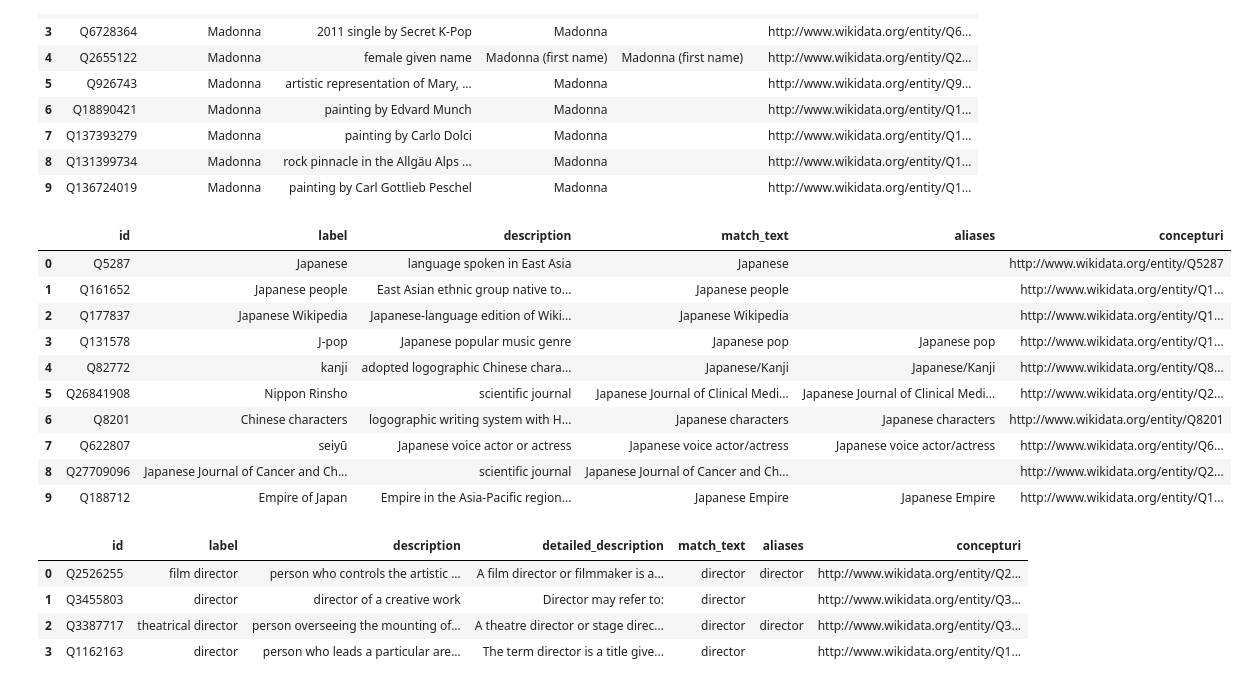
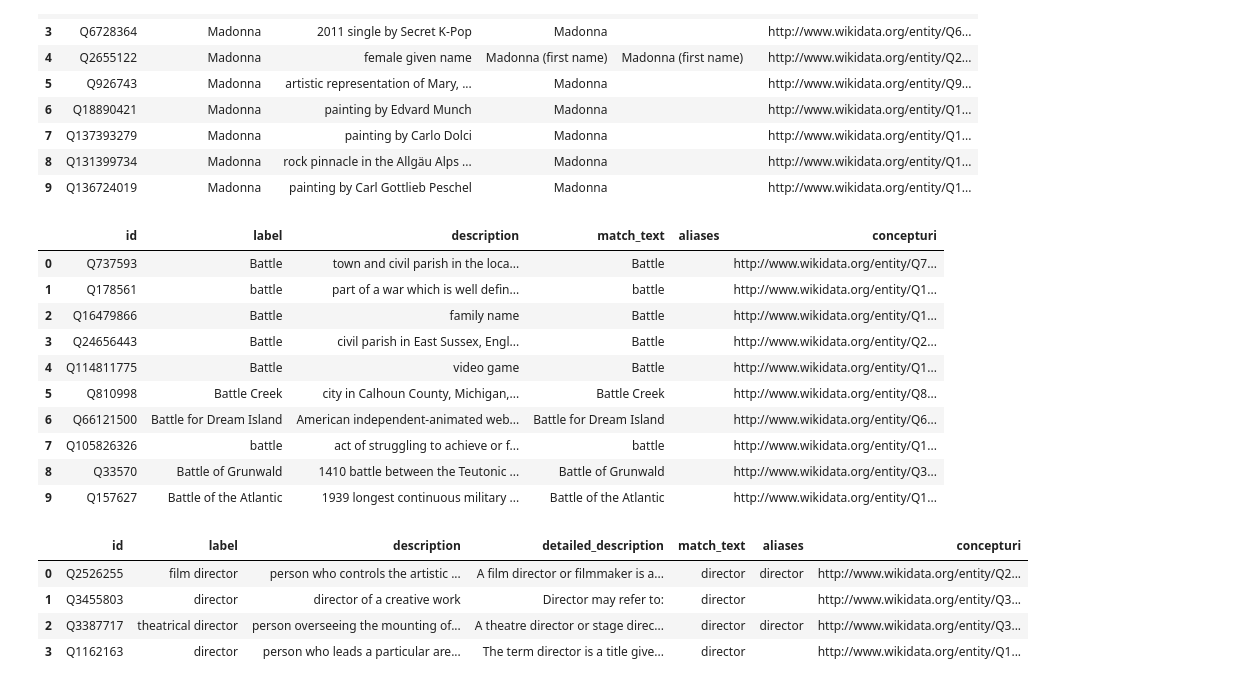
Before and after one commit to YxRicardo/LiteSemRAG, a Jupyter notebook: jupyter_notebooks/explore_wikidata.ipynb, the cells around one changed output. Cells and saved outputs as stored; diff of their text form; code cells hidden in the pictures.

```diff
--- a/jupyter_notebooks/explore_wikidata.ipynb
+++ b/jupyter_notebooks/explore_wikidata.ipynb
@@ -598,20 +598,20 @@ display(df_apple)
 | 9 | Q136724019 | Madonna | painting by Carl Gottlieb Peschel | Madonna |  | http://www.wikidata.org/entity/Q1... |
 # %%
 # Demo 2: United States
-df_us = search_wikidata("japanese", limit=10)
+df_us = search_wikidata("battle", limit=10)
 display(df_us)
 # %% [output]
 |  | id | label | description | match_text | aliases | concepturi |
-| 0 | Q5287 | Japanese | language spoken in East Asia | Japanese |  | http://www.wikidata.org/entity/Q5287 |
-| 1 | Q161652 | Japanese people | East Asian ethnic group native to... | Japanese people |  | http://www.wikidata.org/entity/Q1... |
-| 2 | Q177837 | Japanese Wikipedia | Japanese-language edition of Wiki... | Japanese Wikipedia |  | http://www.wikidata.org/entity/Q1... |
-| 3 | Q131578 | J-pop | Japanese popular music genre | Japanese pop | Japanese pop | http://www.wikidata.org/entity/Q1... |
-| 4 | Q82772 | kanji | adopted logographic Chinese chara... | Japanese/Kanji | Japanese/Kanji | http://www.wikidata.org/entity/Q8... |
-| 5 | Q26841908 | Nippon Rinsho | scientific journal | Japanese Journal of Clinical Medi... | Japanese Journal of Clinical Medi... | http://www.wikidata.org/entity/Q2... |
-| 6 | Q8201 | Chinese characters | logographic writing system with H... | Japanese characters | Japanese characters | http://www.wikidata.org/entity/Q8201 |
-| 7 | Q622807 | seiyū | Japanese voice actor or actress | Japanese voice actor/actress | Japanese voice actor/actress | http://www.wikidata.org/entity/Q6... |
-| 8 | Q27709096 | Japanese Journal of Cancer and Ch... | scientific journal | Japanese Journal of Cancer and Ch... |  | http://www.wikidata.org/entity/Q2... |
-| 9 | Q188712 | Empire of Japan | Empire in the Asia-Pacific region... | Japanese Empire | Japanese Empire | http://www.wikidata.org/entity/Q1... |
+| 0 | Q737593 | Battle | town and civil parish in the loca... | Battle |  | http://www.wikidata.org/entity/Q7... |
+| 1 | Q178561 | battle | part of a war which is well defin... | battle |  | http://www.wikidata.org/entity/Q1... |
+| 2 | Q16479866 | Battle | family name | Battle |  | http://www.wikidata.org/entity/Q1... |
+| 3 | Q24656443 | Battle | civil parish in East Sussex, Engl... | Battle |  | http://www.wikidata.org/entity/Q2... |
+| 4 | Q114811775 | Battle | video game | Battle |  | http://www.wikidata.org/entity/Q1... |
+| 5 | Q810998 | Battle Creek | city in Calhoun County, Michigan,... | Battle Creek |  | http://www.wikidata.org/entity/Q8... |
+| 6 | Q66121500 | Battle for Dream Island | American independent-animated web... | Battle for Dream Island |  | http://www.wikidata.org/entity/Q6... |
+| 7 | Q105826326 | battle | act of struggling to achieve or f... | battle |  | http://www.wikidata.org/entity/Q1... |
+| 8 | Q33570 | Battle of Grunwald | 1410 battle between the Teutonic ... | Battle of Grunwald |  | http://www.wikidata.org/entity/Q3... |
+| 9 | Q157627 | Battle of the Atlantic | 1939 longest continuous military ... | Battle of the Atlantic |  | http://www.wikidata.org/entity/Q1... |
 # %%
 # Demo 3: director
 df = search_wikidata("director",limit=10,include_detailed_description=True,detailed_description_sentences=3,drop_missing_detailed_description=True,exact_match_text=True)
```
Also changed, not shown: 3 other files.
